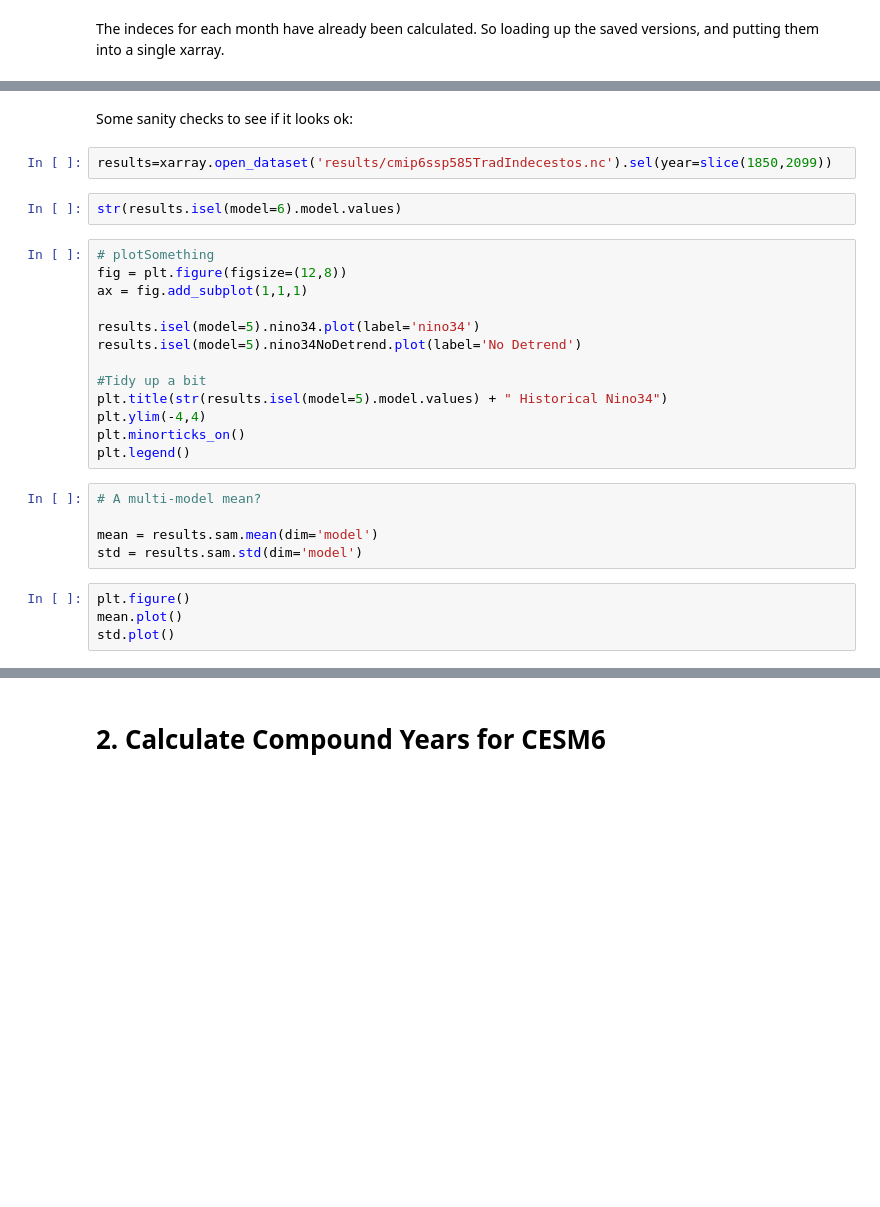
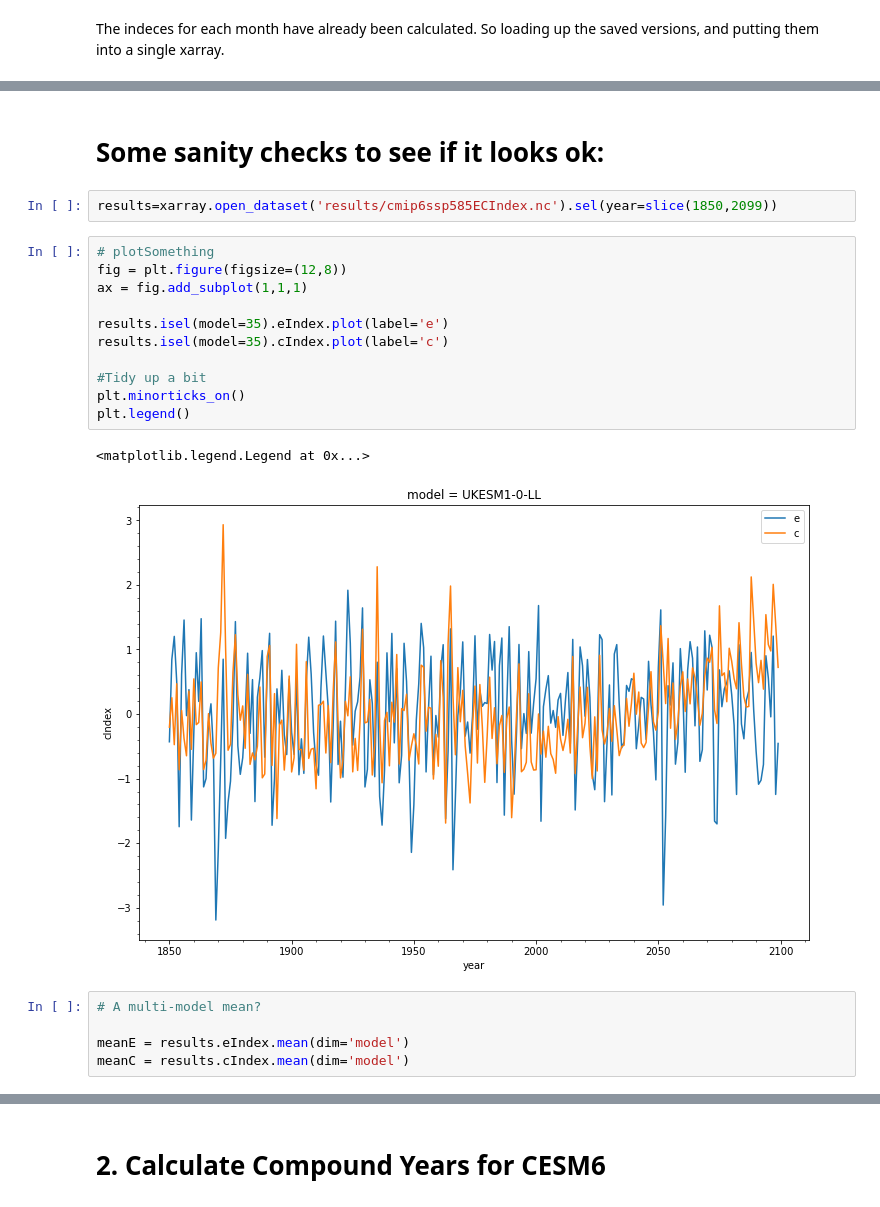
Before and after one commit to anton-seaice/compound, a Jupyter notebook: cmipECIndeces.ipynb, the cells around one changed output, grey strips where cells are left out. Drawn from its saved outputs; the diff is of its cells as text; blank space fills up the shorter version.

Commit message:
first pass EC compound results

```diff
--- a/cmipECIndeces.ipynb
+++ b/cmipECIndeces.ipynb
@@ -218,28 +239,23 @@ KeyboardInterrupt:
 # %% [markdown]
-Some sanity checks to see if it looks ok:
+# Some sanity checks to see if it looks ok:
 # %%
-results=xarray.open_dataset('results/cmip6ssp585TradIndecestos.nc').sel(year=slice(1850,2099))
+results=xarray.open_dataset('results/cmip6ssp585ECIndex.nc').sel(year=slice(1850,2099))
-# %%
-str(results.isel(model=6).model.values)
 # %%
 # plotSomething
 fig = plt.figure(figsize=(12,8))
 ax = fig.add_subplot(1,1,1)
 
-results.isel(model=5).nino34.plot(label='nino34')
-results.isel(model=5).nino34NoDetrend.plot(label='No Detrend')
+results.isel(model=35).eIndex.plot(label='e')
+results.isel(model=35).cIndex.plot(label='c')
 
 #Tidy up a bit
-plt.title(str(results.isel(model=5).model.values) + " Historical Nino34")
-plt.ylim(-4,4)
 plt.minorticks_on()
 plt.legend()
+# %% [output]
+<matplotlib.legend.Legend at 0x...>
+[figure, added]
 # %%
 # A multi-model mean?
 
-mean = results.sam.mean(dim='model')
-std = results.sam.std(dim='model')
+meanE = results.eIndex.mean(dim='model')
+meanC = results.cIndex.mean(dim='model')
-# %%
-plt.figure()
-mean.plot()
-std.plot()
```
Also changed, not shown: parts of 26 cells of this notebook, 36 other files.
